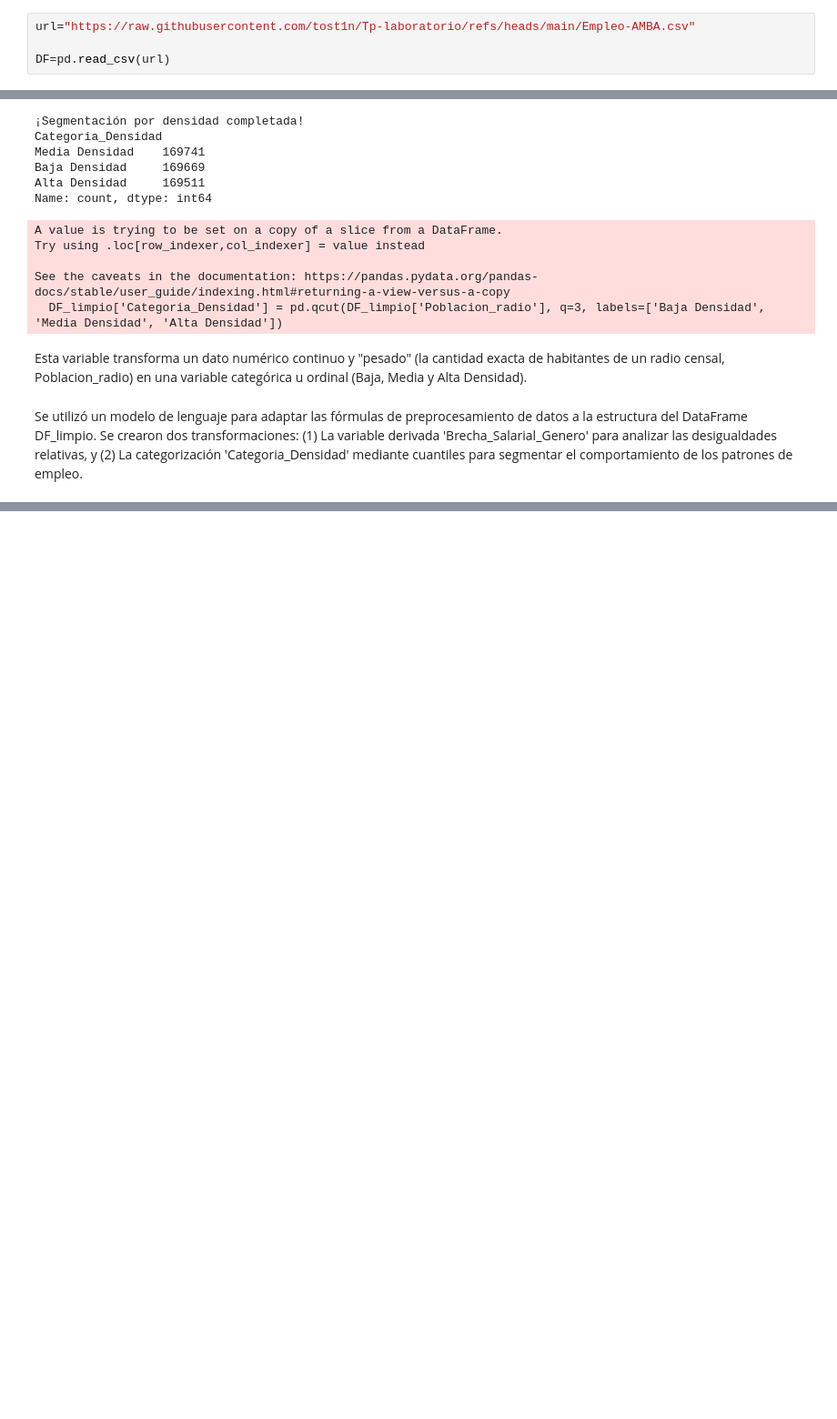
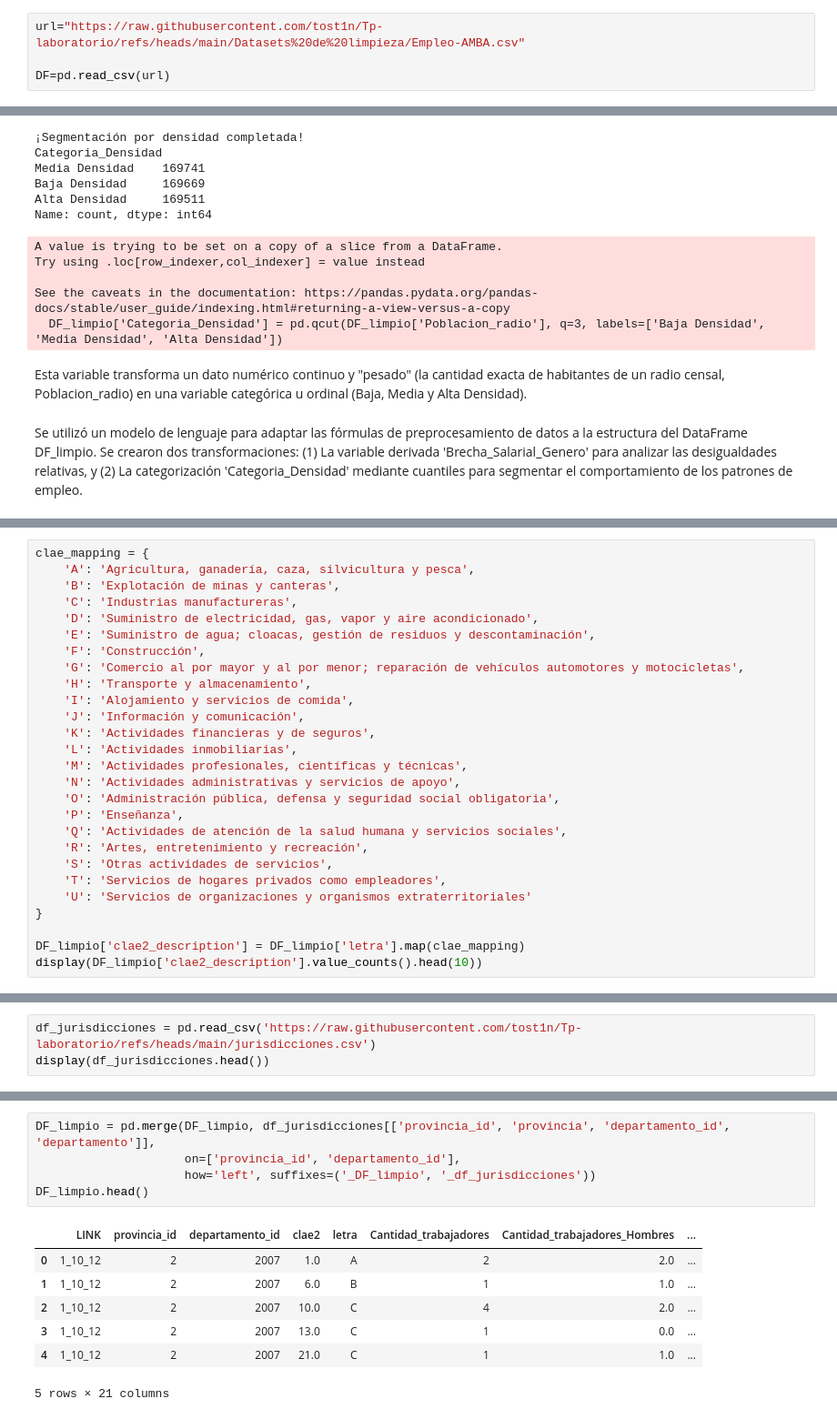
Before and after one commit to tost1n/Tp-laboratorio, a Jupyter notebook: Tp.ipynb, the cells around one changed output, grey strips where cells are left out. Shown at 91% size. Cells and saved outputs as stored; diff of their text form; blank space fills up the shorter version.

Commit message:
Jurisdicciones añadidas (departamentos)

```diff
--- a/Tp.ipynb
+++ b/Tp.ipynb
@@ -7,7 +7,7 @@ import matplotlib.pyplot as plt
 import pandas as pd
 import seaborn as sns
 # %%
-url="https://raw.githubusercontent.com/tost1n/Tp-laboratorio/refs/heads/main/Empleo-AMBA.csv"
+url="https://raw.githubusercontent.com/tost1n/Tp-laboratorio/refs/heads/main/Datasets%20de%20limpieza/Empleo-AMBA.csv"
 
 DF=pd.read_csv(url)
 # %%
@@ -251,0 +274,27 @@ NameError: name 'DF_limpio' is not defined
+# %%
+clae_mapping = {
+    'A': 'Agricultura, ganadería, caza, silvicultura y pesca',
+    'B': 'Explotación de minas y canteras',
+    'C': 'Industrias manufactureras',
+    'D': 'Suministro de electricidad, gas, vapor y aire acondicionado',
+    'E': 'Suministro de agua; cloacas, gestión de residuos y descontaminación',
+    'F': 'Construcción',
+    'G': 'Comercio al por mayor y al por menor; reparación de vehículos automotores y motocicletas',
+    'H': 'Transporte y almacenamiento',
+    'I': 'Alojamiento y servicios de comida',
+    'J': 'Información y comunicación',
+    'K': 'Actividades financieras y de seguros',
+    'L': 'Actividades inmobiliarias',
+    'M': 'Actividades profesionales, científicas y técnicas',
+    'N': 'Actividades administrativas y servicios de apoyo',
+    'O': 'Administración pública, defensa y seguridad social obligatoria',
+    'P': 'Enseñanza',
+    'Q': 'Actividades de atención de la salud humana y servicios sociales',
+    'R': 'Artes, entretenimiento y recreación',
+    'S': 'Otras actividades de servicios',
+    'T': 'Servicios de hogares privados como empleadores',
+    'U': 'Servicios de organizaciones y organismos extraterritoriales'
+}
+
+DF_limpio['clae2_description'] = DF_limpio['letra'].map(clae_mapping)
+display(DF_limpio['clae2_description'].value_counts().head(10))
@@ -251,0 +320,3 @@ NameError: name 'DF_limpio' is not defined
+# %%
+df_jurisdicciones = pd.read_csv('https://raw.githubusercontent.com/tost1n/Tp-laboratorio/refs/heads/main/jurisdicciones.csv')
+display(df_jurisdicciones.head())
@@ -251,0 +330,13 @@ NameError: name 'DF_limpio' is not defined
+# %%
+DF_limpio = pd.merge(DF_limpio, df_jurisdicciones[['provincia_id', 'provincia', 'departamento_id', 'departamento']],
+                     on=['provincia_id', 'departamento_id'],
+                     how='left', suffixes=('_DF_limpio', '_df_jurisdicciones'))
+DF_limpio.head()
+# %% [output]
+|  | LINK | provincia_id | departamento_id | clae2 | letra | Cantidad_trabajadores | Cantidad_trabajadores_Hombres | ... |
+| 0 | 1_10_12 | 2 | 2007 | 1.0 | A | 2 | 2.0 | ... |
+| 1 | 1_10_12 | 2 | 2007 | 6.0 | B | 1 | 1.0 | ... |
+| 2 | 1_10_12 | 2 | 2007 | 10.0 | C | 4 | 2.0 | ... |
+| 3 | 1_10_12 | 2 | 2007 | 13.0 | C | 1 | 0.0 | ... |
+| 4 | 1_10_12 | 2 | 2007 | 21.0 | C | 1 | 1.0 | ... |
+5 rows × 21 columns
```
Also changed, not shown: parts of 4 cells of this notebook.
